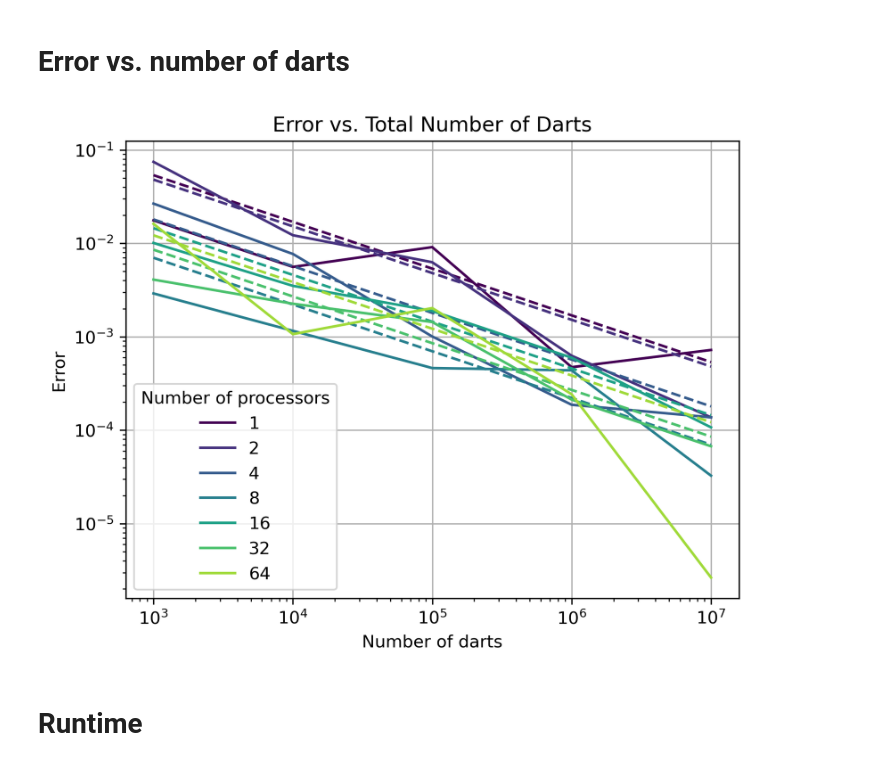
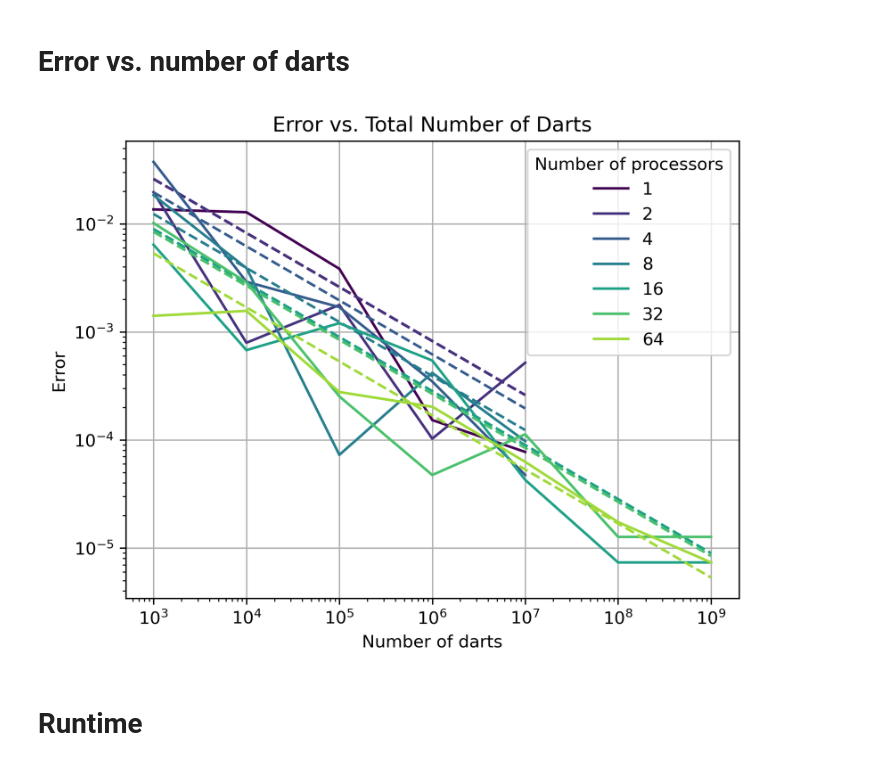
Before and after one commit to cmse822/project-2-pi-by-mpi-team-2, a Jupyter notebook: analysis/analysis.ipynb, the cells around one changed output. Cells and saved outputs as stored; diff of their text form; code cells hidden in the pictures.

Commit message:
Updated figures and analysis script

```diff
--- a/analysis/analysis.ipynb
+++ b/analysis/analysis.ipynb
@@ -41,35 +41,35 @@ df["error"] = np.abs(df["pi_result"] - np.pi)
 # Plot results
 fig, ax = plt.subplots()
 
 cmap = plt.get_cmap('viridis')
 procc_list = np.unique(df["num_processors"])
 for i, processor in enumerate(procc_list):
     # Get logical index
-    idx = (df["num_processors"] == processor) & (df["size_round"] == 100)
+    idx = (df["num_processors"] == processor) & (df["size_round"] == 128)
 
     # Fit polynomials
     y = np.square(df["error"].loc[idx]) * df["num_darts"].loc[idx]
     x = df["num_darts"].loc[idx]
 
     a = np.sqrt(np.polyfit(x,y,0))
 
     # Plot results
     line, = plt.plot(df["num_darts"].loc[idx], df["error"].loc[idx],c=cmap(i/len(procc_list)))
     line.set_label(processor)
 
     line_fit, = plt.plot(x,a/np.sqrt(x),linestyle='--')
     line_fit.set_color(line.get_color())
 
 plt.yscale('log')
 plt.xscale('log')
 plt.xlabel("Number of darts")
 plt.ylabel("Error")
 plt.legend(title="Number of processors")
 plt.grid(True)
 plt.title("Error vs. Total Number of Darts")
 fig.savefig(os.path.join(path_figures,"img01.png"))
 # %% [output]
-[figure, old version]
+[figure, new version]
 # %% [markdown]
 # Runtime
 # %%
```
Also changed, not shown: parts of 1 cell of this notebook, 2 other files.
